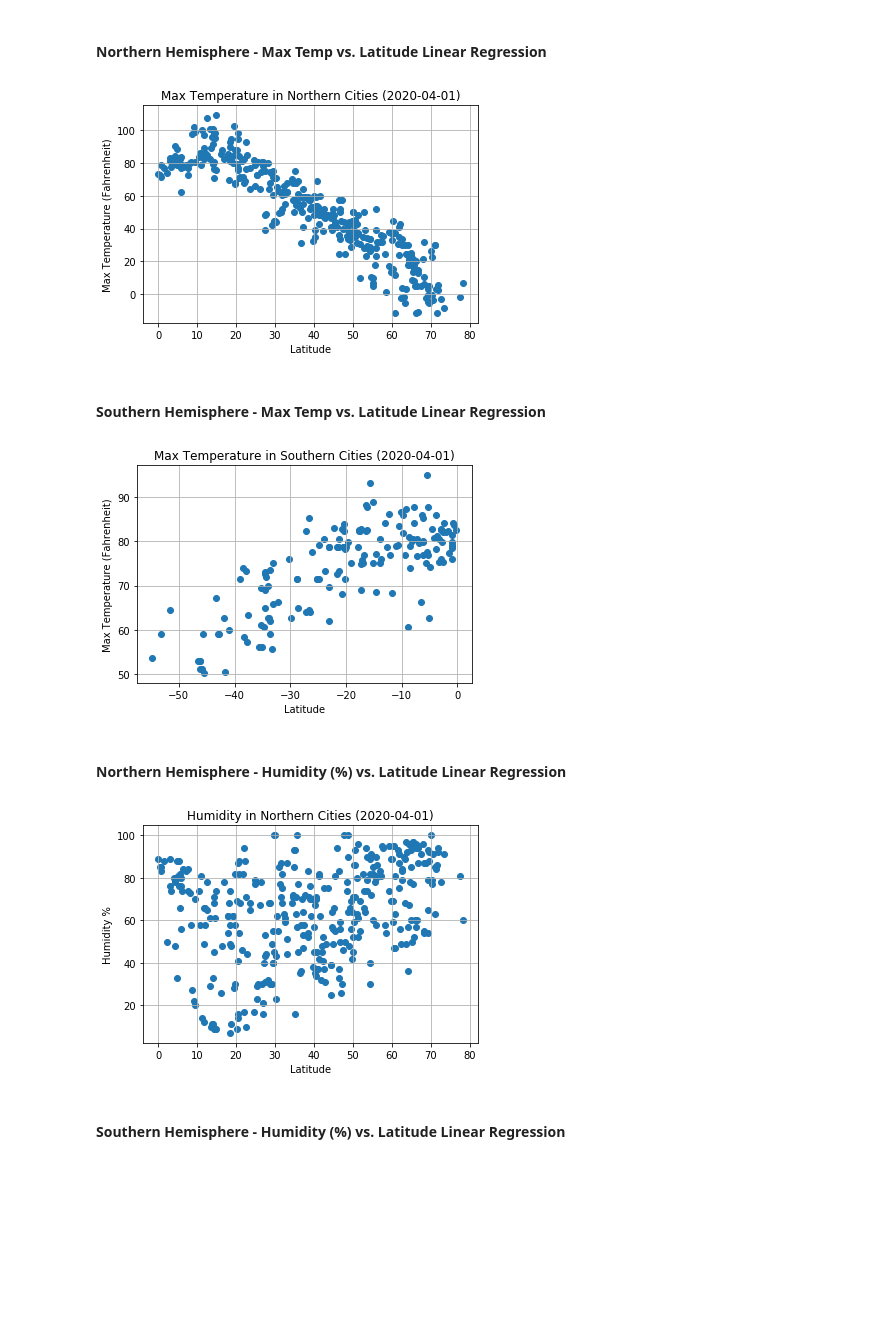
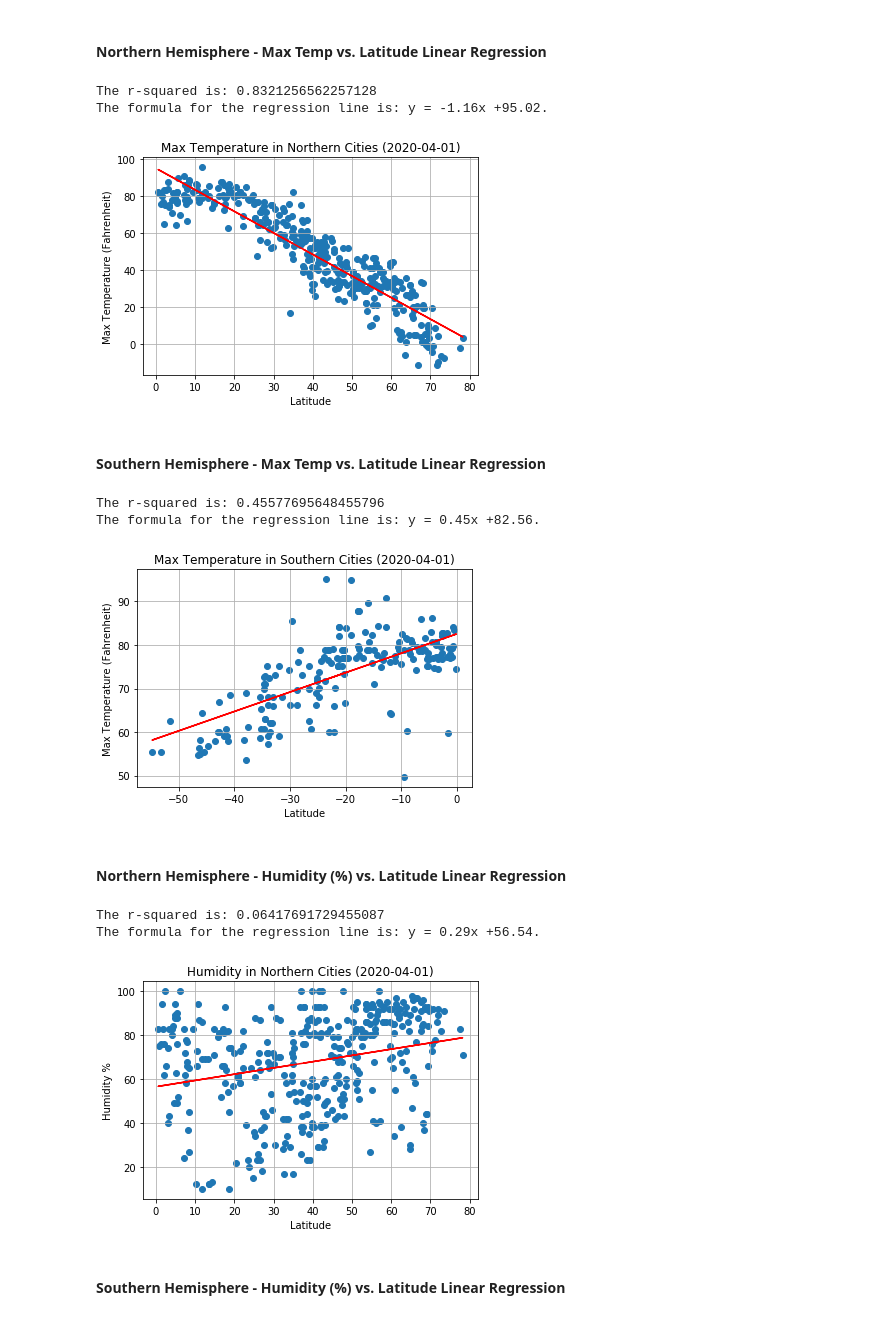
Before and after one commit to DigBaseball/python-api-challenge, a Jupyter notebook: WeatherPy/WeatherPy.ipynb, the cells around one changed output. Drawn from its saved outputs; the diff is of its cells as text; code cells hidden in the pictures; blank space fills up the shorter version.

```diff
--- a/WeatherPy/WeatherPy.ipynb
+++ b/WeatherPy/WeatherPy.ipynb
@@ -31,20 +31,26 @@ lng_range = (-180, 180)
 # List for holding lat_lngs and cities
 lat_lngs = []
 cities = []
+enough_cities = "no"
 
-# Create a set of random lat and lng combinations
-lats = np.random.uniform(low=-90.000, high=90.000, size=1500)
-lngs = np.random.uniform(low=-180.000, high=180.000, size=1500)
-lat_lngs = zip(lats, lngs)
+while enough_cities == "no":
 
-# Identify nearest city for each lat, lng combination
-for lat_lng in lat_lngs:
-    city = citipy.nearest_city(lat_lng[0], lat_lng[1]).city_name
+    # Create a set of random lat and lng combinations
+    lats = np.random.uniform(low=-90.000, high=90.000, size=550)
+    lngs = np.random.uniform(low=-180.000, high=180.000, size=550)
+    lat_lngs = zip(lats, lngs)
 
-    # If the city is unique, then add it to a our cities list
-    if city not in cities:
-        cities.append(city)
+    # Identify nearest city for each lat, lng combination
+    for lat_lng in lat_lngs:
+        city = citipy.nearest_city(lat_lng[0], lat_lng[1]).city_name
 
-# Print the city count to confirm sufficient count
-len(cities)
+        # If the city is unique, then add it to a our cities list
+        if city not in cities:
+            cities.append(city)
+
+    # Print the city count to confirm sufficient count
+    print(len(cities))
+
+    if len(cities) >= 500:
+        enough_cities = "yes"
 # %% [output]
@@ -263,3 +261,12 @@ plt.show()
+# %%
+# OPTIONAL: Create a function to create Linear Regression plots
+def lingressplot(x_values,y_values):
+    (slope, intercept, rvalue, pvalue, stderr) = linregress(x_values, y_values)
+    regress_values = x_values * slope + intercept
+    line_eq = "y = " + str(round(slope,2)) + "x +" + str(round(intercept,2))
+    plt.plot(x_values,regress_values,"r-")
+    print(f"The r-squared is: {rvalue**2}")
+    print(f"The formula for the regression line is: {line_eq}.")
 # %%
 # Create Northern and Southern Hemisphere DataFrames
 northern_df = weather_data[(weather_data.Lat >= 0)]
@@ -269,6 +276,9 @@ southern_df = weather_data[(weather_data.Lat < 0)]
 # %%
 # Build a scatter plot for each data type
 plt.scatter(northern_df.Lat, northern_df["Max Temp"], marker="o")
+
+# Run the regression plotting function
+lingressplot(northern_df.Lat,northern_df["Max Temp"])
 
 # Incorporate the other graph properties
 plt.title("Max Temperature in Northern Cities (" + time_label + ")")
@@ -282,12 +292,17 @@ plt.savefig("Output/TemperatureInNorthernCities.png")
 # Show plot
 plt.show()
 # %% [output]
+The r-squared is: 0.8321256562257128
+The formula for the regression line is: y = -1.16x +95.02.
-[figure, old version]
+[figure, new version]
 # %% [markdown]
 ####  Southern Hemisphere - Max Temp vs. Latitude Linear Regression
 # %%
 # Build a scatter plot for each data type
 plt.scatter(southern_df.Lat, southern_df["Max Temp"], marker="o")
+
+# Run the regression plotting function
+lingressplot(southern_df.Lat,southern_df["Max Temp"])
 
 # Incorporate the other graph properties
 plt.title("Max Temperature in Southern Cities (" + time_label + ")")
@@ -301,26 +316,33 @@ plt.savefig("Output/TemperatureInSouthernCities.png")
 # Show plot
 plt.show()
 # %% [output]
+The r-squared is: 0.45577695648455796
+The formula for the regression line is: y = 0.45x +82.56.
-[figure, old version]
+[figure, new version]
 # %% [markdown]
 ####  Northern Hemisphere - Humidity (%) vs. Latitude Linear Regression
 # %%
 # Build a scatter plot for each data type
 plt.scatter(northern_df.Lat, northern_df.Humidity, marker="o")
+
+# Run the regression plotting function
+lingressplot(northern_df.Lat,northern_df.Humidity)
 
 # Incorporate the other graph properties
 plt.title("Humidity in Northern Cities (" + time_label + ")")
 plt.ylabel("Humidity %")
 plt.xlabel("Latitude")
 plt.grid(True)
 
 # Save the figure
 plt.savefig("Output/HumidityInNorthernCities.png")
 
 # Show plot
 plt.show()
 # %% [output]
+The r-squared is: 0.06417691729455087
+The formula for the regression line is: y = 0.29x +56.54.
-[figure, old version]
+[figure, new version]
 # %% [markdown]
 ####  Southern Hemisphere - Humidity (%) vs. Latitude Linear Regression
 # %%
```
Also changed, not shown: parts of 16 cells of this notebook.
